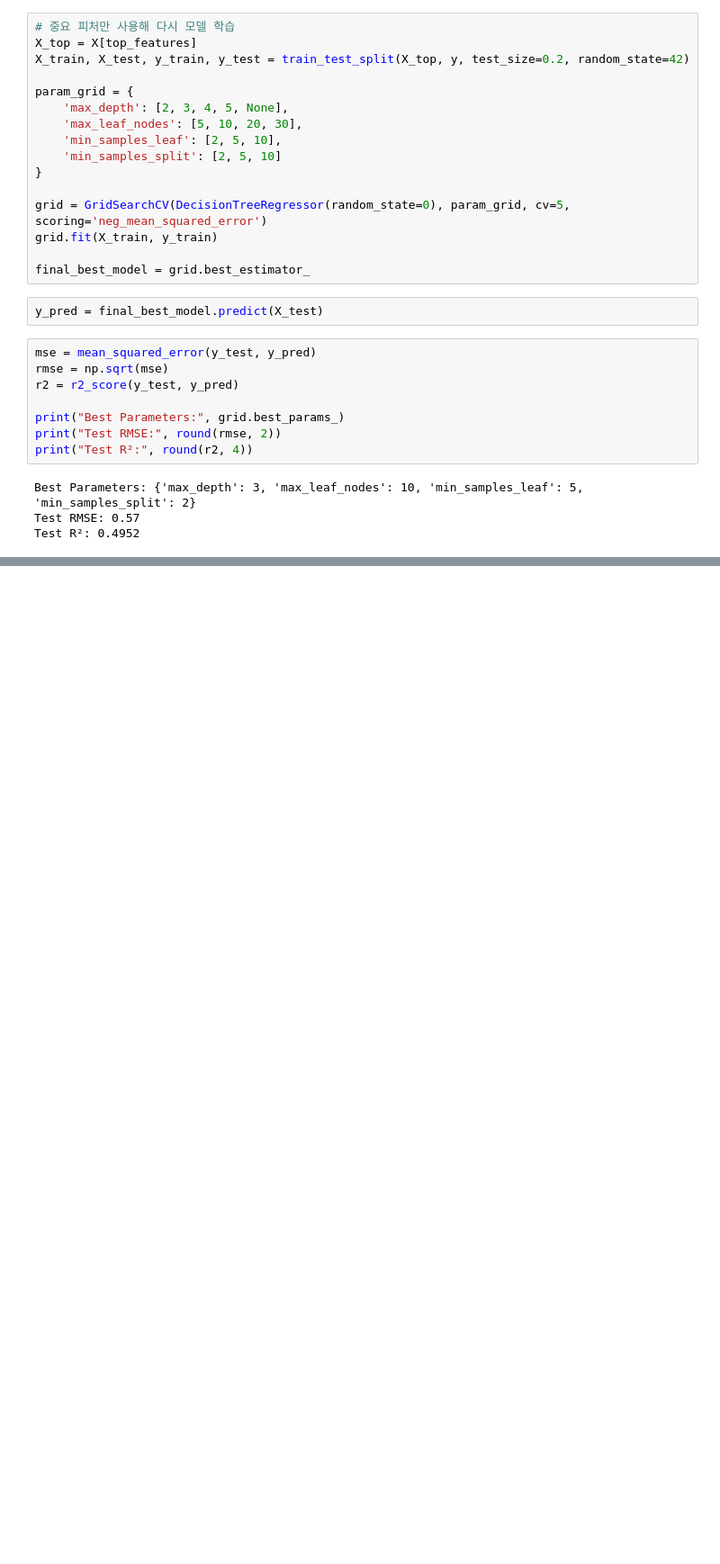
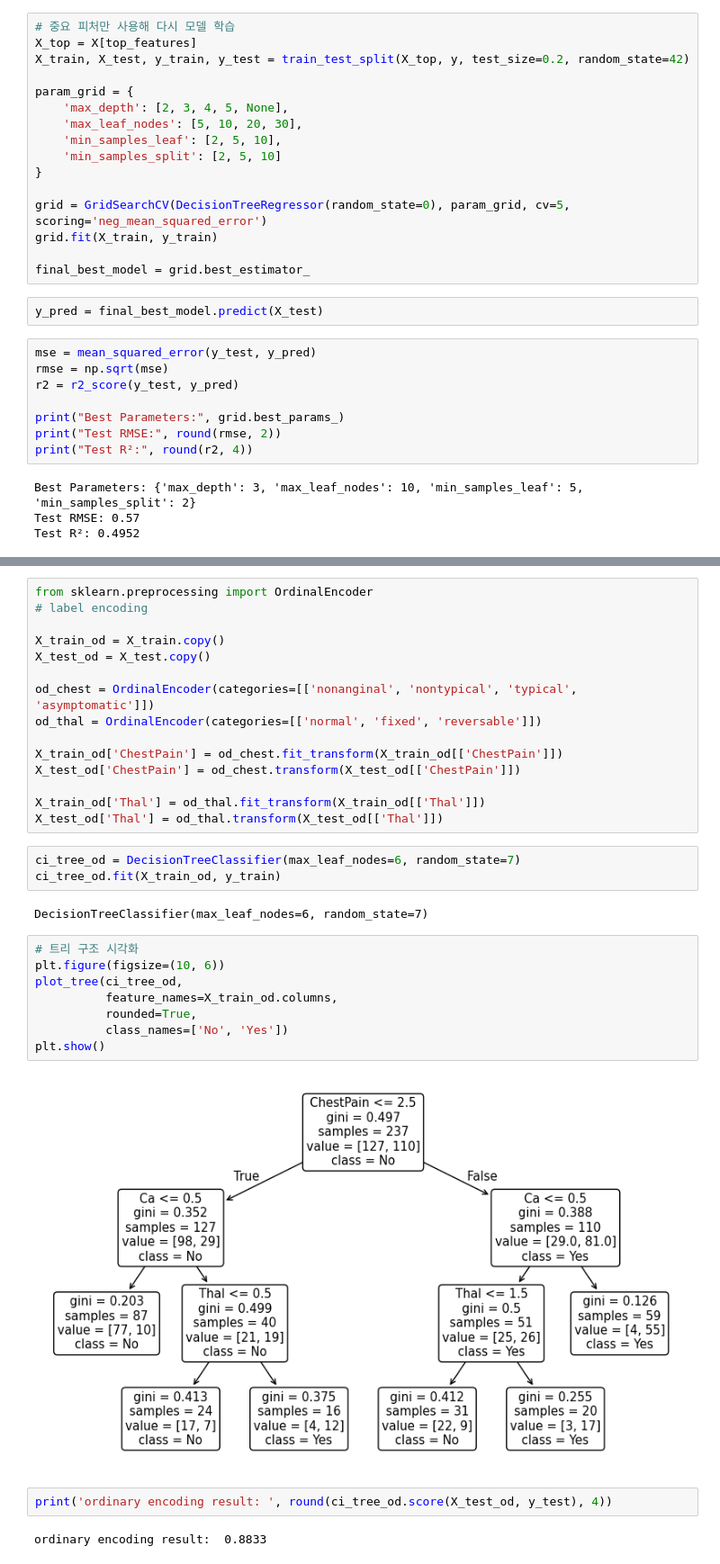
Before and after one commit to jeonjongmi/ML-study, a Jupyter notebook: model/decision_tree.ipynb, the cells around one changed output, grey strips where cells are left out. Shown at 90% size. Drawn from its saved outputs; the diff is of its cells as text; blank space fills up the shorter version.

```diff
--- a/model/decision_tree.ipynb
+++ b/model/decision_tree.ipynb
@@ -270,0 +431,34 @@ Test R²: 0.4952
+# %%
+from sklearn.preprocessing import OrdinalEncoder
+# label encoding
+
+X_train_od = X_train.copy()
+X_test_od = X_test.copy()
+
+od_chest = OrdinalEncoder(categories=[['nonanginal', 'nontypical', 'typical', 'asymptomatic']])
+od_thal = OrdinalEncoder(categories=[['normal', 'fixed', 'reversable']])
+
+X_train_od['ChestPain'] = od_chest.fit_transform(X_train_od[['ChestPain']])
+X_test_od['ChestPain'] = od_chest.transform(X_test_od[['ChestPain']])
+
+X_train_od['Thal'] = od_thal.fit_transform(X_train_od[['Thal']])
+X_test_od['Thal'] = od_thal.transform(X_test_od[['Thal']])
+# %%
+ci_tree_od = DecisionTreeClassifier(max_leaf_nodes=6, random_state=7)
+ci_tree_od.fit(X_train_od, y_train)
+# %% [output]
+DecisionTreeClassifier(max_leaf_nodes=6, random_state=7)
+# %%
+# 트리 구조 시각화
+plt.figure(figsize=(10, 6))
+plot_tree(ci_tree_od,
+          feature_names=X_train_od.columns,
+          rounded=True,
+          class_names=['No', 'Yes'])
+plt.show()
+# %% [output]
+[figure, added]
+# %%
+print('ordinary encoding result: ', round(ci_tree_od.score(X_test_od, y_test), 4))
+# %% [output]
+ordinary encoding result:  0.8833
```
Also changed, not shown: parts of 36 cells of this notebook, 3 other files.
